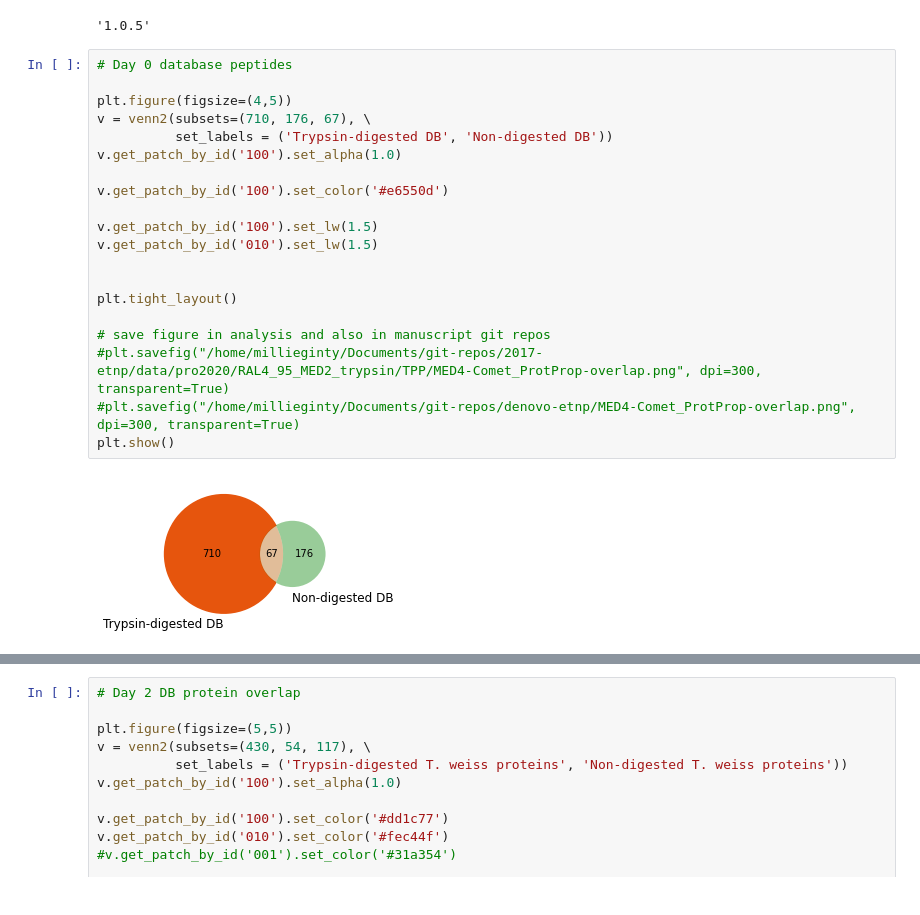
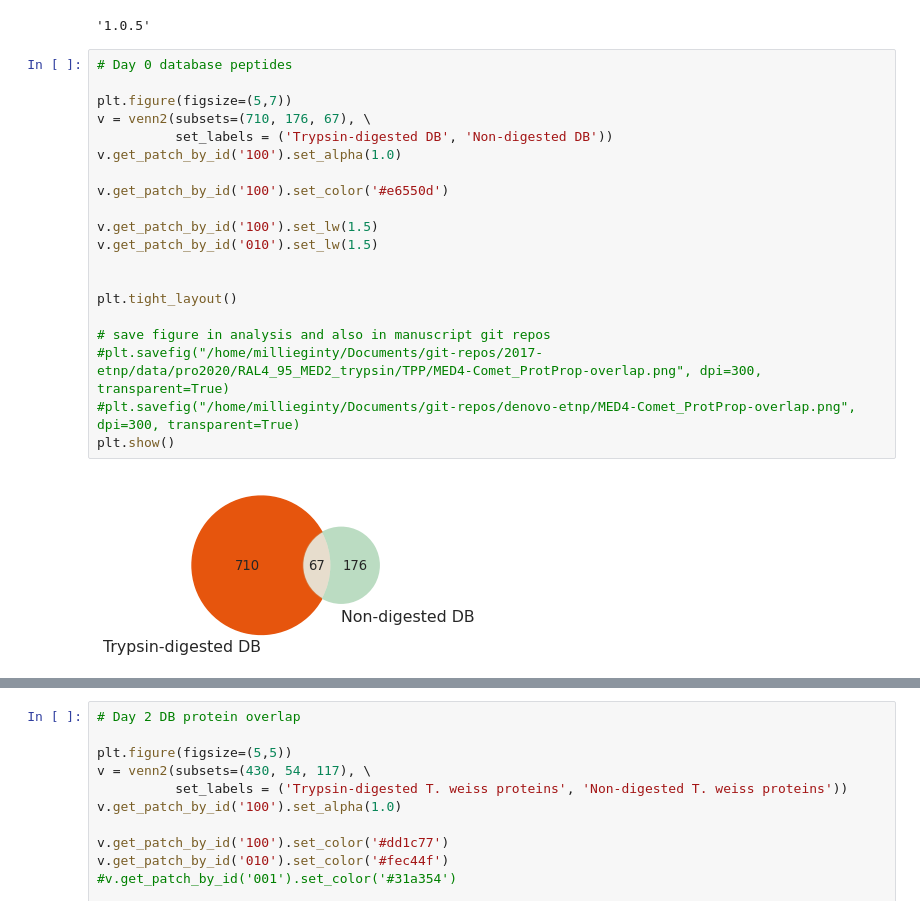
Before and after one commit to MeganEDuffy/rot-mayer, a Jupyter notebook: notebooks/Trypsin-undigested-overlap.ipynb, the cells around one changed output, grey strips where cells are left out. Saved outputs shown, nothing was run; the diff lists cells and outputs as text.

```diff
--- a/notebooks/Trypsin-undigested-overlap.ipynb
+++ b/notebooks/Trypsin-undigested-overlap.ipynb
@@ -40,25 +40,25 @@ pd.__version__
 # %%
 # Day 0 database peptides
 
-plt.figure(figsize=(4,5))
+plt.figure(figsize=(5,7))
 v = venn2(subsets=(710, 176, 67), \
           set_labels = ('Trypsin-digested DB', 'Non-digested DB'))
 v.get_patch_by_id('100').set_alpha(1.0)
 
 v.get_patch_by_id('100').set_color('#e6550d')
 
 v.get_patch_by_id('100').set_lw(1.5)
 v.get_patch_by_id('010').set_lw(1.5)
 
 
 plt.tight_layout()
 
 # save figure in analysis and also in manuscript git repos
 #plt.savefig("/home/millieginty/Documents/git-repos/2017-etnp/data/pro2020/RAL4_95_MED2_trypsin/TPP/MED4-Comet_ProtProp-overlap.png", dpi=300, transparent=True)
 #plt.savefig("/home/millieginty/Documents/git-repos/denovo-etnp/MED4-Comet_ProtProp-overlap.png", dpi=300, transparent=True)
 plt.show()
 # %% [output]
-[figure, old version]
+[figure, new version]
 # %%
 # Day 2 database peptides
 
```
Also changed, not shown: parts of 20 cells of this notebook, 24 other files.
